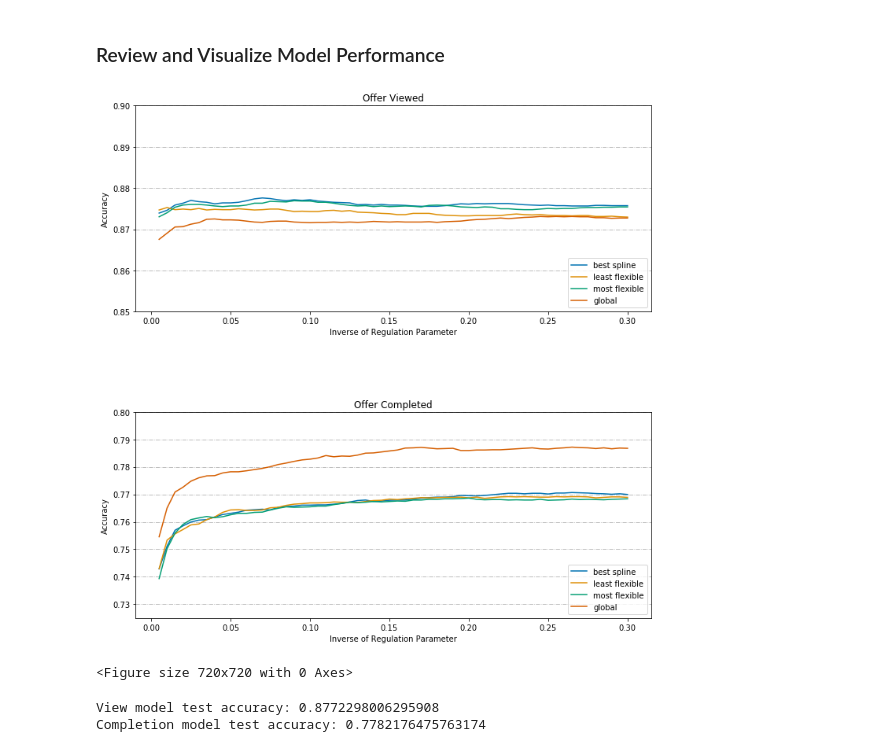
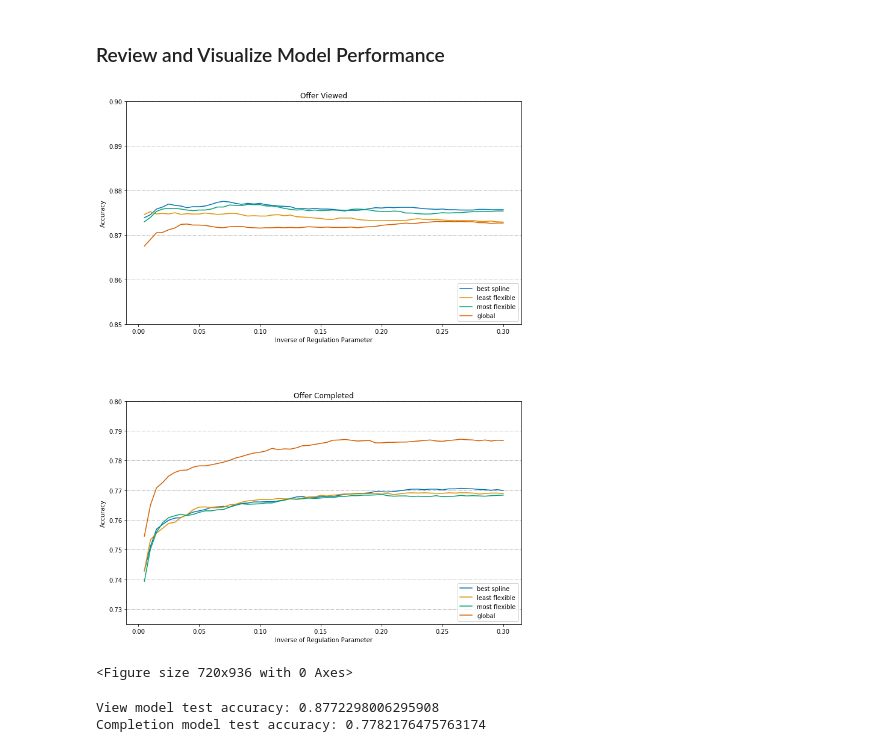
Before and after one commit to krisbitney/StarbucksCapstone, a Jupyter notebook: Estimates.ipynb, the cells around one changed output. Cells and saved outputs as stored; diff of their text form; code cells hidden in the pictures.

```diff
--- a/Estimates.ipynb
+++ b/Estimates.ipynb
@@ -783,42 +783,42 @@ cval_most_flex = cv_completed_res[(cv_completed_res.param_splines__s1__df == 6)
 cval_global = cv_completed_global_res
 
 sns.set_palette("colorblind")
-plt.rcParams["figure.figsize"] = (10, 10)
+plt.rcParams["figure.figsize"] = (10, 13)
 fig = plt.Figure()
 
 ax1 = plt.subplot(2, 1, 1)
 sns.lineplot(vval_best.param_logit__C, vval_best.mean_test_score, ax=ax1, label='best spline')
 sns.lineplot(vval_least_flex.param_logit__C, vval_least_flex.mean_test_score, ax=ax1, label='least flexible')
 sns.lineplot(vval_most_flex.param_logit__C, vval_most_flex.mean_test_score, ax=ax1, label='most flexible')
 sns.lineplot(vval_global.param_logit__C, vval_global.mean_test_score, ax=ax1, label='global')
 
 plt.title('Offer Viewed', fontsize=12)
 plt.ylabel('Accuracy', fontsize=10)
 plt.xlabel('Inverse of Regulation Parameter\n\n\n\n\n\n', fontsize=10)
 plt.legend(loc=4)
 ax1.set_ylim([0.85, 0.9])
 plt.grid(axis='y', linestyle='-.', zorder=1)
 
 ax2 = plt.subplot(2, 1, 2)
 sns.lineplot(cval_best.param_logit__C, cval_best.mean_test_score, ax=ax2, label='best spline')
 sns.lineplot(cval_least_flex.param_logit__C, cval_least_flex.mean_test_score, ax=ax2, label='least flexible')
 sns.lineplot(cval_most_flex.param_logit__C, cval_most_flex.mean_test_score, ax=ax2, label='most flexible')
 sns.lineplot(cval_global.param_logit__C, cval_global.mean_test_score, ax=ax2, label='global')
 plt.title('Offer Completed', fontsize=12)
 plt.ylabel('Accuracy', fontsize=10)
 plt.xlabel('Inverse of Regulation Parameter', fontsize=10)
 plt.legend(loc=4)
 ax2.set_ylim([0.725, 0.8])
 plt.grid(axis='y', linestyle='-.', zorder=1)
 
 plt.tight_layout()
 fig = plt.gcf()
 plt.show()
 plt.draw()
-fig.savefig('graphs/cv.png', dpi=400)
+fig.savefig('graphs/cv.png', dpi=400, bbox_inches='tight')
 # %% [output]
-[figure, old version]
+[figure, new version]
-<Figure size 720x720 with 0 Axes>
+<Figure size 720x936 with 0 Axes>
 # %%
 # estimate selected models on the training data
 # For offer viewing, I use the model with 3 degrees of freedom for each spline basis
```
Also changed, not shown: parts of 8 cells of this notebook, 2 other files.
